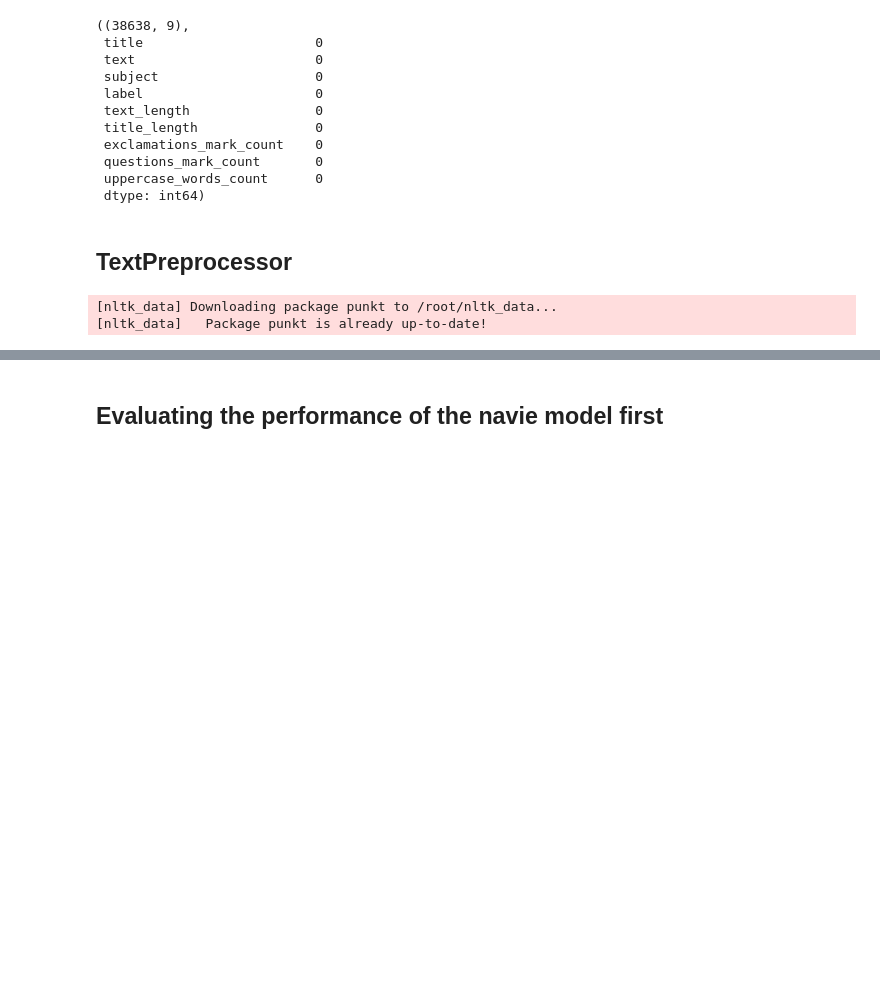
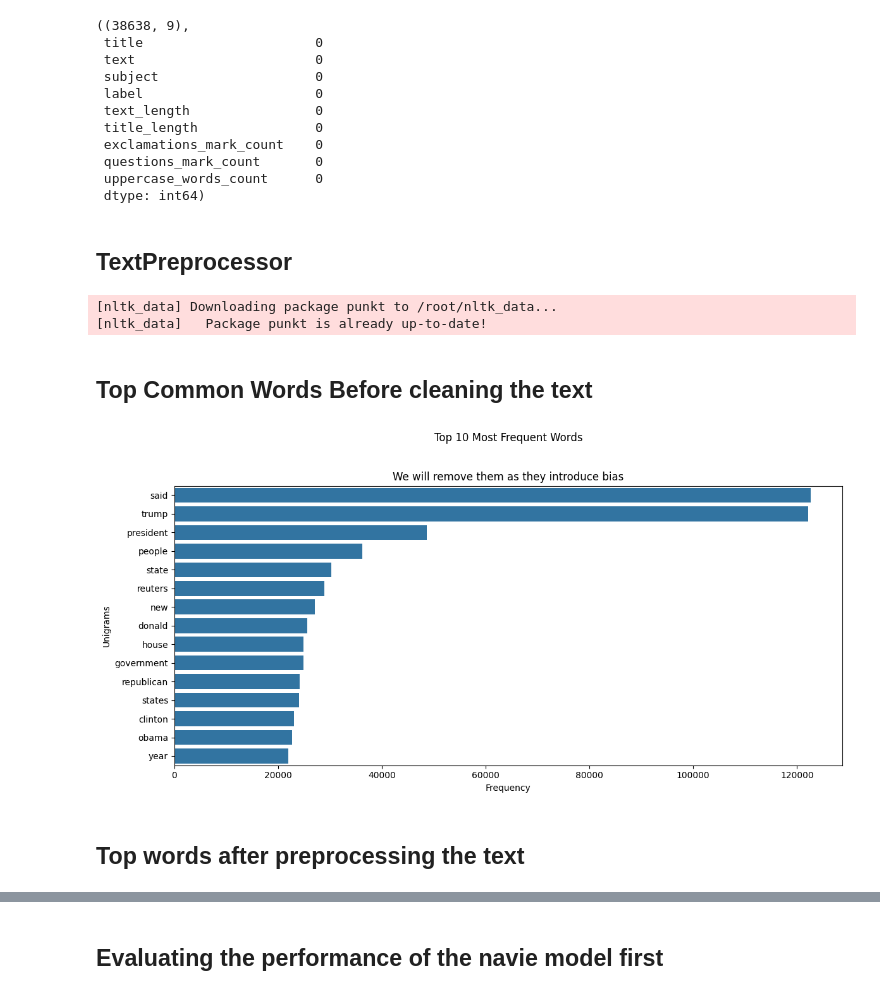
Before and after one commit to regmi-keshav/misinfo-detector, a Jupyter notebook: notebooks/modeling.ipynb, the cells around one changed output, grey strips where cells are left out. Saved outputs shown, nothing was run; the diff lists cells and outputs as text; code cells hidden in the pictures; blank space fills up the shorter version.

```diff
--- a/notebooks/modeling.ipynb
+++ b/notebooks/modeling.ipynb
@@ -150,3 +192,19 @@ data_news['text_cleaned'] = TextPreprocessor().fit_transform(data_news['text'])
 # %% [output]
 [nltk_data] Downloading package punkt to /root/nltk_data...
 [nltk_data]   Package punkt is already up-to-date!
+# %% [markdown]
+## Top Common Words Before cleaning the text
+# %%
+clean_count = pd.DataFrame(get_top_n_words(data_news['text'], 15))
+# %%
+plot_top_words(
+    clean_count,
+    title='Top 10 Most Frequent Words\n\n\nWe will remove them as they introduce bias',
+    x_label='Frequency',
+    y_label='Unigrams',
+)
+['said', 'trump', 'president']
+# %% [output]
+[figure, added]
+# %% [markdown]
+## Top words after preprocessing the text
```
Also changed, not shown: parts of 30 cells of this notebook, 4 other files.
